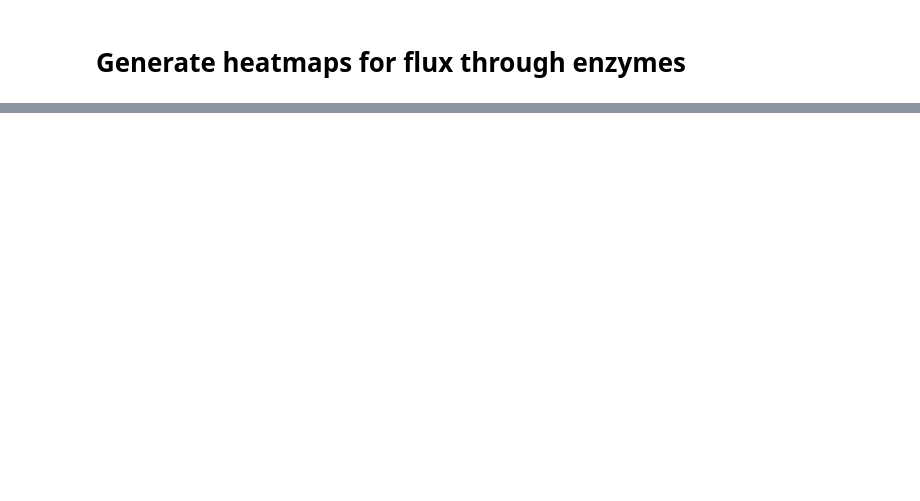
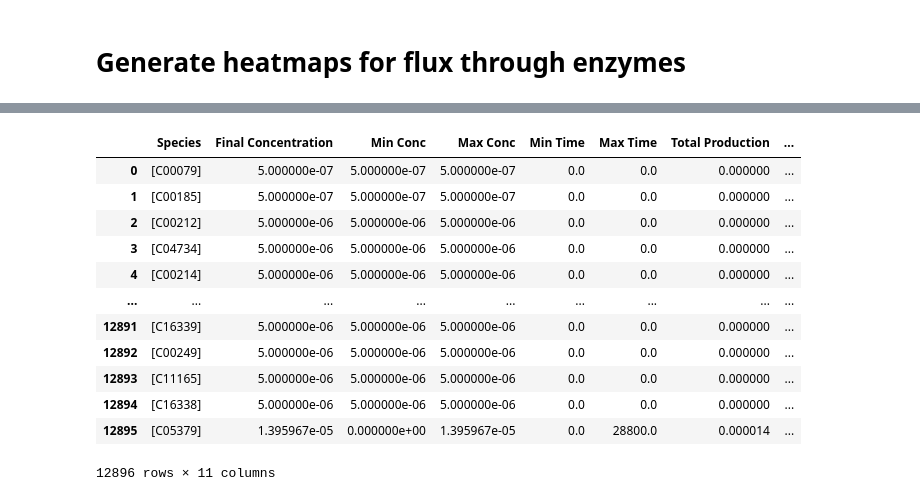
Before and after one commit to carothersresearch/ECFERS, a Jupyter notebook: notebooks/MC_run_and_vis.ipynb, the cells around one changed output, grey strips where cells are left out. Drawn from its saved outputs; the diff is of its cells as text; code cells hidden in the pictures; blank space fills up the shorter version.

```diff
--- a/notebooks/MC_run_and_vis.ipynb
+++ b/notebooks/MC_run_and_vis.ipynb
@@ -172,0 +974,42 @@ plt.show()
+# %%
+# Example list of IDs and perturbation factors
+IDs = ['C00079', 'C00185', 'EC1351', 'EC2843']
+perturbation_factors = [1/10, 10]
+
+# Initialize empty dataframes to store results
+results_df = pd.DataFrame()
+concentration_df = pd.DataFrame(columns=['Perturbation ID'] + IDs)
+
+# Generate all combinations of perturbation factors for the IDs
+perturbation_combinations = list(itertools.product(perturbation_factors, repeat=len(IDs)))
+
+# Function to reset and simulate the model
+def simulate_model(perturbation_combination):
+    r_VN.reset()
+    # Apply the perturbations to the model
+    for id, factor in zip(IDs, perturbation_combination):
+        setattr(r_VN, id, getattr(r_VN, id) * factor)
+    # Simulate the model
+    result = r_VN.simulate(0, 8*60*60)
+    # Calculate metrics and return the dataframe
+    metrics_df = calc_metrics(result)
+    return metrics_df
+
+# Iterate through all perturbation combinations and collect results
+perturbation_id = 1
+for combination in perturbation_combinations:
+    # Simulate the model for the current combination
+    metrics_df = simulate_model(combination)
+    # Add Perturbation ID to the metrics dataframe
+    metrics_df['Perturbation ID'] = perturbation_id
+    # Append metrics dataframe to the results dataframe
+    results_df = pd.concat([results_df, metrics_df], ignore_index=True)
+    # Track the concentration values for this perturbation
+    concentration_values = [perturbation_id] + list(combination)
+    concentration_df.loc[len(concentration_df)] = concentration_values
+    # Increment the Perturbation ID
+    perturbation_id += 1
+
+# Save the dataframes to files
+# results_df.to_csv('results.csv', index=False)
+# concentration_df.to_csv('concentrations.csv', index=False)
@@ -172,0 +1038,16 @@ plt.show()
+# %%
+results_df
+# %% [output]
+|  | Species | Final Concentration | Min Conc | Max Conc | Min Time | Max Time | Total Production | ... |
+| 0 | [C00079] | 5.000000e-07 | 5.000000e-07 | 5.000000e-07 | 0.0 | 0.0 | 0.000000 | ... |
+| 1 | [C00185] | 5.000000e-07 | 5.000000e-07 | 5.000000e-07 | 0.0 | 0.0 | 0.000000 | ... |
+| 2 | [C00212] | 5.000000e-06 | 5.000000e-06 | 5.000000e-06 | 0.0 | 0.0 | 0.000000 | ... |
+| 3 | [C04734] | 5.000000e-06 | 5.000000e-06 | 5.000000e-06 | 0.0 | 0.0 | 0.000000 | ... |
+| 4 | [C00214] | 5.000000e-06 | 5.000000e-06 | 5.000000e-06 | 0.0 | 0.0 | 0.000000 | ... |
+| ... | ... | ... | ... | ... | ... | ... | ... | ... |
+| 12891 | [C16339] | 5.000000e-06 | 5.000000e-06 | 5.000000e-06 | 0.0 | 0.0 | 0.000000 | ... |
+| 12892 | [C00249] | 5.000000e-06 | 5.000000e-06 | 5.000000e-06 | 0.0 | 0.0 | 0.000000 | ... |
+| 12893 | [C11165] | 5.000000e-06 | 5.000000e-06 | 5.000000e-06 | 0.0 | 0.0 | 0.000000 | ... |
+| 12894 | [C16338] | 5.000000e-06 | 5.000000e-06 | 5.000000e-06 | 0.0 | 0.0 | 0.000000 | ... |
+| 12895 | [C05379] | 1.395967e-05 | 0.000000e+00 | 1.395967e-05 | 0.0 | 28800.0 | 0.000014 | ... |
+12896 rows × 11 columns
```
Also changed, not shown: parts of 73 cells of this notebook, 13 other files.
